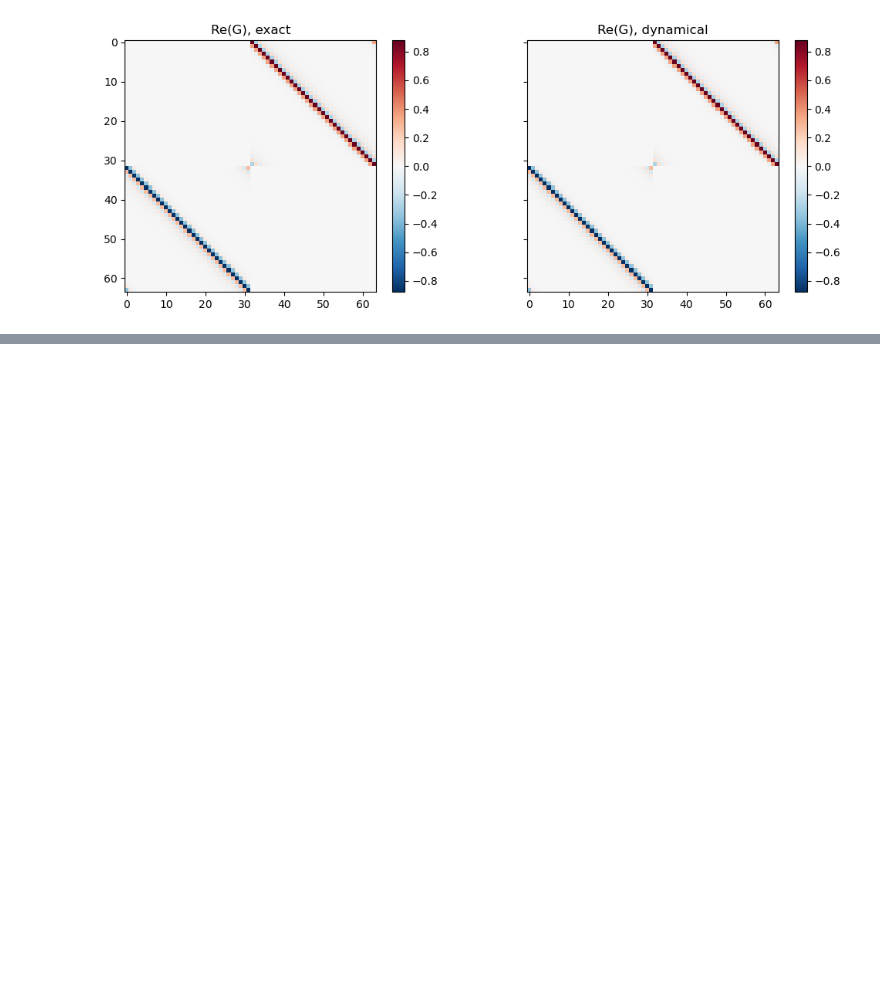
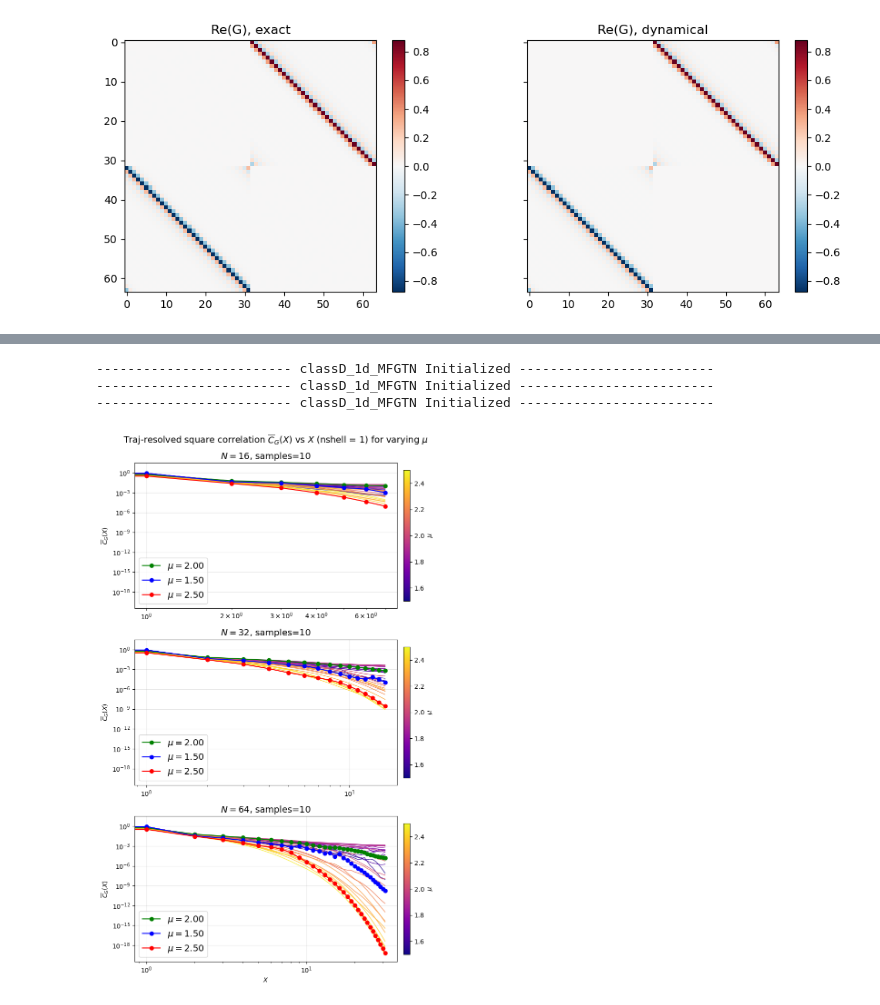
Before and after one commit to AsadullahBhuiyan/classD_1d_fermionic_adaptive_circuit, a Jupyter notebook: Mutual_info_analysis.ipynb, the cells around one changed output, grey strips where cells are left out. Saved outputs shown, nothing was run; the diff lists cells and outputs as text; code cells hidden in the pictures; blank space fills up the shorter version.

```diff
--- a/Mutual_info_analysis.ipynb
+++ b/Mutual_info_analysis.ipynb
@@ -121,0 +209,62 @@ fig.tight_layout()
+# %%
+
+# Precompute colors mapped to mu range
+all_mu = sorted({extract_mu_from_filename(f) for flist in files_by_N.values() for f in flist})
+mu_min, mu_max = min(all_mu), max(all_mu)
+norm = colors.Normalize(vmin=mu_min, vmax=mu_max)
+scalar_map = cm.ScalarMappable(norm=norm, cmap=cmap)
+
+# Compute C(X)
+corr_mean = {N: [] for N in N_list}
+for N in N_list:
+    model = classD_1d_MFGTN(N=N, DW=False, nshell=1, envelope_width=None, mu_1=0.0, mu_2=0.0)
+    for path in files_by_N[N]:
+        data = np.load(path, allow_pickle=True)
+        if "steady_state" not in data:
+            raise KeyError(f"'steady_state' missing in {path}")
+        Gs = data["steady_state"]  # shape (samples, 2N, 2N)
+        C_stack = np.stack([model.square_correlation_function(G) for G in Gs], axis=0)
+        corr_mean[N].append(C_stack.mean(axis=0))
+
+# Plotting with colorbar for mu
+fig, axes = plt.subplots(len(N_list), 1, figsize=(8, 4 * len(N_list)), sharey=True)
+axes = np.atleast_1d(axes)
+
+for ai, N in enumerate(N_list):
+    ax = axes[ai]
+    for path, C_mean in zip(files_by_N[N], corr_mean[N]):
+        mu_val = extract_mu_from_filename(path)
+        color = scalar_map.to_rgba(mu_val)
+        X_vals = np.arange(len(C_mean))
+        ax.plot(X_vals, C_mean, color=color, linewidth=1.0, alpha=0.9)
+    ax.set_title(rf"$N={N}$, samples=${samples}$", fontsize=14)
+    ax.grid(True, alpha=0.3)
+    ax.set_yscale('log')
+    ax.set_xscale('log')
+    ax.set_ylabel(r"$\overline{C}_G(X)$")
+    if ai == 2:
+        ax.set_xlabel(r"$X$")
+    cbar = fig.colorbar(scalar_map, ax=ax, shrink=0.9, pad=0.02)
+    cbar.set_label(r"$\mu$")
+# Overlay mu=2 curve in green and add a single legend
+mu_targets = [2.0, mu_min, mu_max]
+color_list = ["green", "blue", "red"]
+for idx_mu, mu_target in enumerate(mu_targets):
+    for ai, N in enumerate(N_list):
+        ax = axes[ai]
+        mu_vals = [extract_mu_from_filename(p) for p in files_by_N[N]]
+        mu_vals = np.array(mu_vals)
+        idx = int(np.argmin(np.abs(mu_vals - mu_target)))  # nearest to 2.0
+        C_mean = np.array(corr_mean[N][idx])
+        X_vals = np.arange(len(C_mean))
+        ax.plot(X_vals, C_mean,  '-o', color=color_list[idx_mu], linewidth=1.5, label=rf"$\mu={mu_target:.2f}$")
+        ax.legend(frameon=True, fontsize=14, ncol=1, loc="lower left")
+plt.tight_layout()
+fig.suptitle(r"Traj-resolved square correlation $\overline{C}_G(X)$ vs $X$ (nshell = 1) for varying $\mu$", y=1.02, fontsize=14)
+#plt.savefig("results/correlation_function_vs_mu_nshell1_reloaded.png", dpi=300, bbox_inches="tight")
+plt.show()
+# %% [output]
+------------------------- classD_1d_MFGTN Initialized -------------------------
+------------------------- classD_1d_MFGTN Initialized -------------------------
+------------------------- classD_1d_MFGTN Initialized -------------------------
+[figure, added]
```
Also changed, not shown: parts of 13 cells of this notebook, 14 other files.
